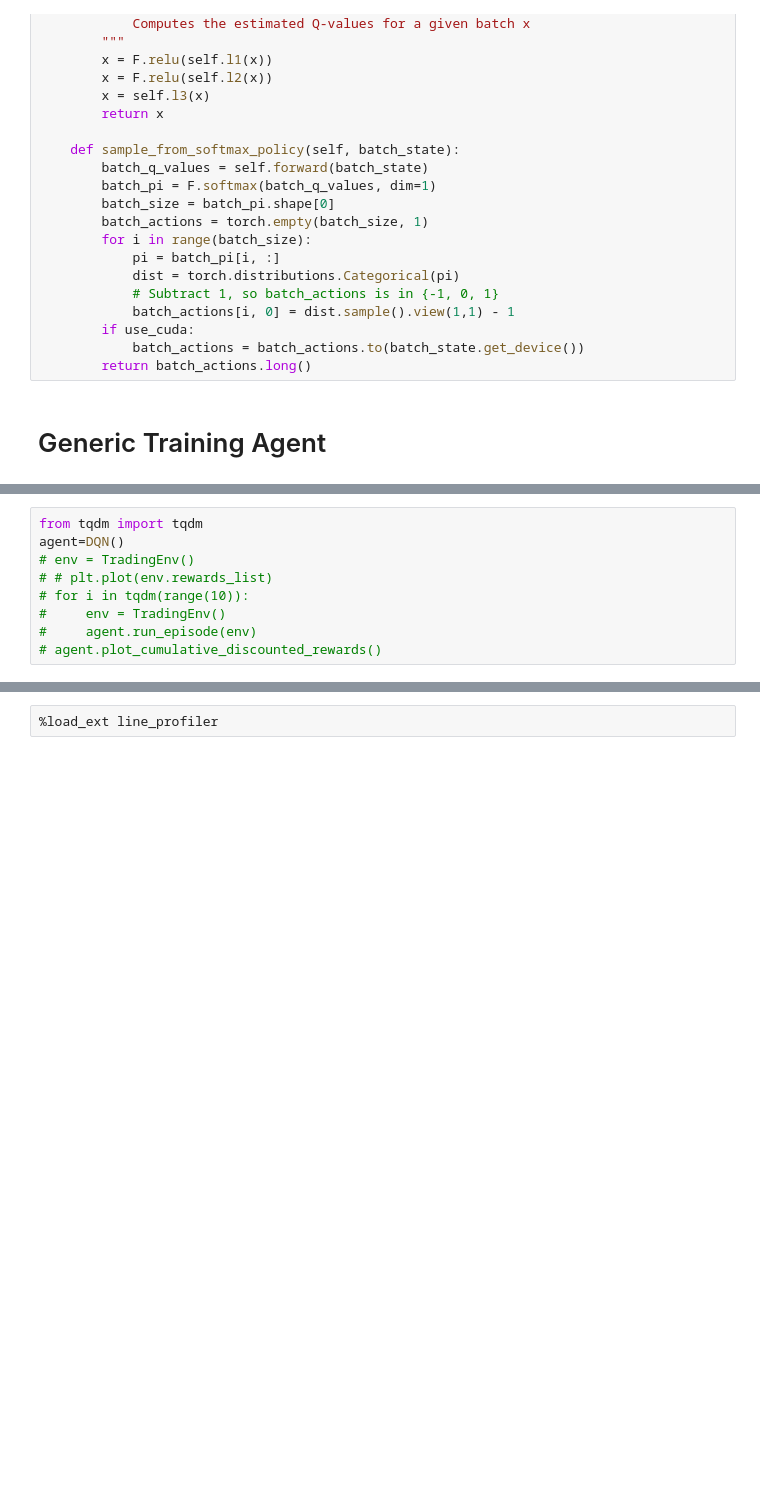
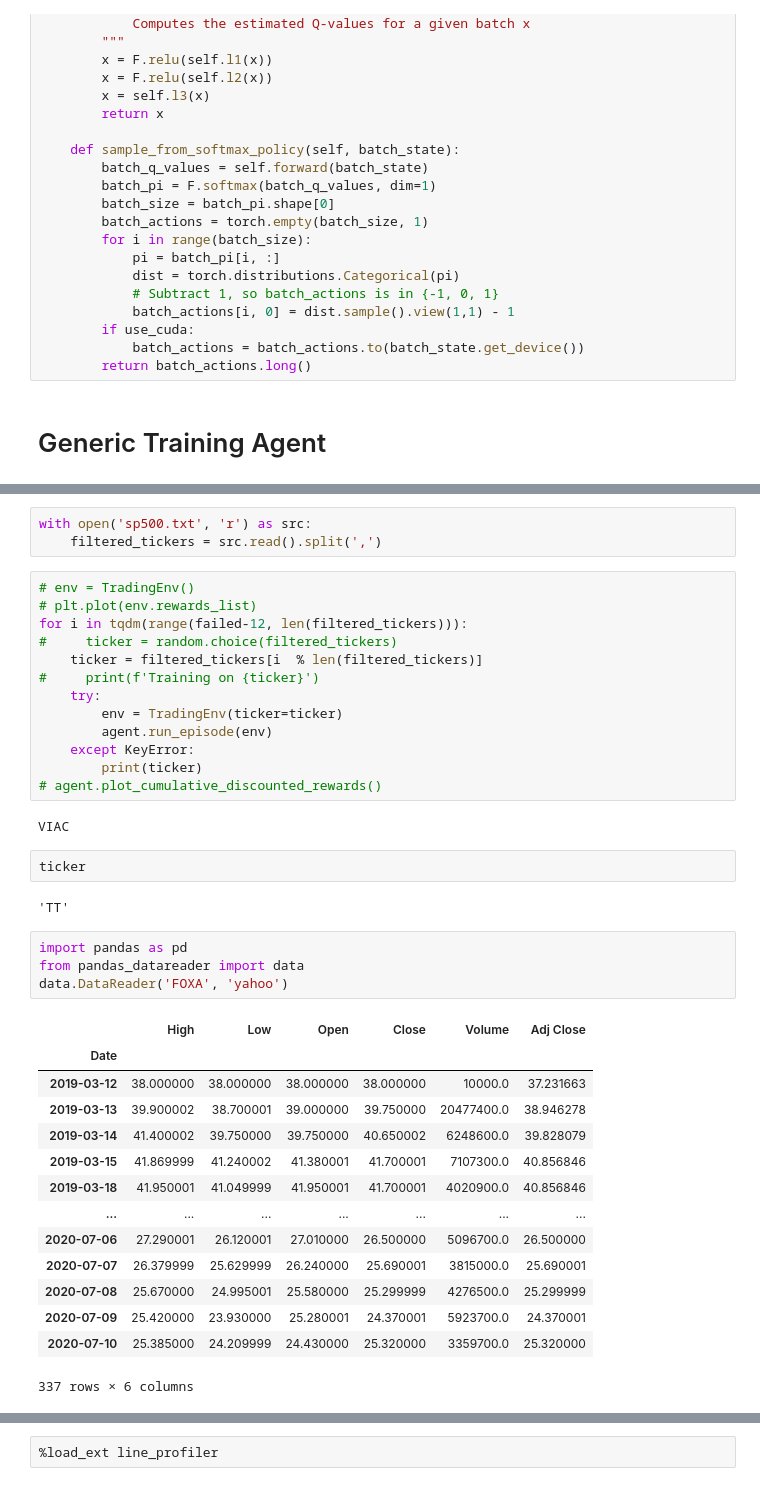
Before and after one commit to AaruranLog/rl-trading, a Jupyter notebook: agents.ipynb, the cells around one changed output, grey strips where cells are left out. Cells and saved outputs as stored; diff of their text form; blank space fills up the shorter version.

```diff
--- a/agents.ipynb
+++ b/agents.ipynb
@@ -214,12 +215,44 @@ class DQN(BaseAgent):
 #     print(agent.select_epsilon_greedy_action(s))
 
 # agent.run_episode(env)
+# %%
+with open('sp500.txt', 'r') as src:
+    filtered_tickers = src.read().split(',')
 # %%
-from tqdm import tqdm
-agent=DQN()
 # env = TradingEnv()
-# # plt.plot(env.rewards_list)
-# for i in tqdm(range(10)):
-#     env = TradingEnv()
-#     agent.run_episode(env)
+# plt.plot(env.rewards_list)
+for i in tqdm(range(failed-12, len(filtered_tickers))):
+#     ticker = random.choice(filtered_tickers)
+    ticker = filtered_tickers[i  % len(filtered_tickers)]
+#     print(f'Training on {ticker}')
+    try:
+        env = TradingEnv(ticker=ticker)
+        agent.run_episode(env)
+    except KeyError:
+        print(ticker)
 # agent.plot_cumulative_discounted_rewards()
+# %% [output]
+VIAC
+# %%
+ticker
+# %% [output]
+'TT'
+# %%
+import pandas as pd
+from pandas_datareader import data
+data.DataReader('FOXA', 'yahoo')
+# %% [output]
+|  | High | Low | Open | Close | Volume | Adj Close |
+| Date |  |  |  |  |  |  |
+| 2019-03-12 | 38.000000 | 38.000000 | 38.000000 | 38.000000 | 10000.0 | 37.231663 |
+| 2019-03-13 | 39.900002 | 38.700001 | 39.000000 | 39.750000 | 20477400.0 | 38.946278 |
+| 2019-03-14 | 41.400002 | 39.750000 | 39.750000 | 40.650002 | 6248600.0 | 39.828079 |
+| 2019-03-15 | 41.869999 | 41.240002 | 41.380001 | 41.700001 | 7107300.0 | 40.856846 |
+| 2019-03-18 | 41.950001 | 41.049999 | 41.950001 | 41.700001 | 4020900.0 | 40.856846 |
+| ... | ... | ... | ... | ... | ... | ... |
+| 2020-07-06 | 27.290001 | 26.120001 | 27.010000 | 26.500000 | 5096700.0 | 26.500000 |
+| 2020-07-07 | 26.379999 | 25.629999 | 26.240000 | 25.690001 | 3815000.0 | 25.690001 |
+| 2020-07-08 | 25.670000 | 24.995001 | 25.580000 | 25.299999 | 4276500.0 | 25.299999 |
+| 2020-07-09 | 25.420000 | 23.930000 | 25.280001 | 24.370001 | 5923700.0 | 24.370001 |
+| 2020-07-10 | 25.385000 | 24.209999 | 24.430000 | 25.320000 | 3359700.0 | 25.320000 |
+337 rows × 6 columns
```
Also changed, not shown: parts of 19 cells of this notebook, 5 other files.
